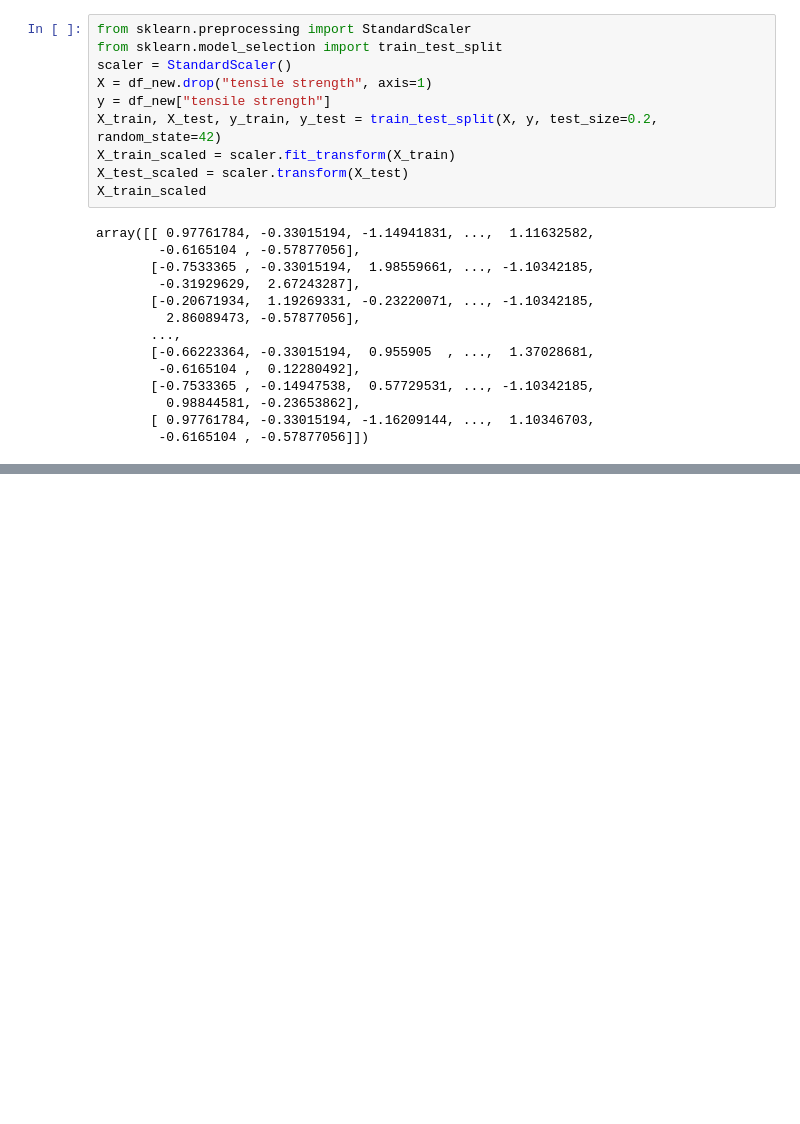
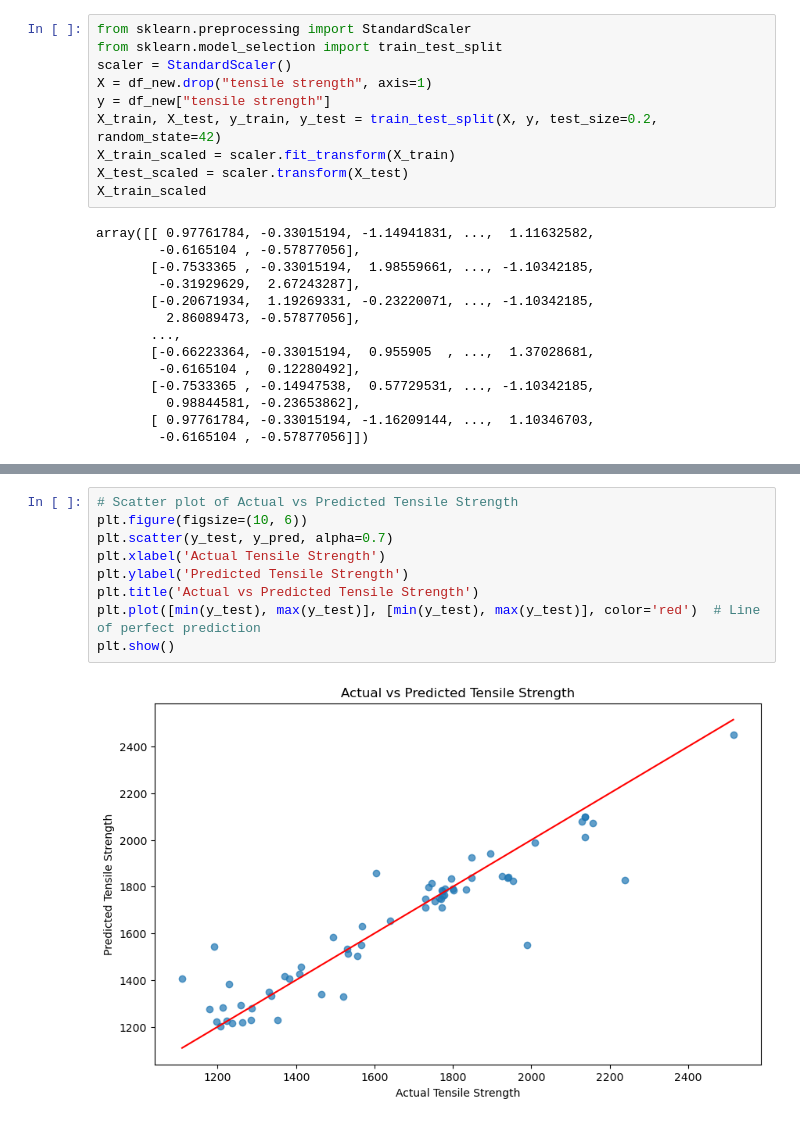
Before and after one commit to AsifNibir/Steel-strength, a Jupyter notebook: notebook.ipynb, the cells around one changed output, grey strips where cells are left out. Cells and saved outputs as stored; diff of their text form; blank space fills up the shorter version.

```diff
--- a/notebook.ipynb
+++ b/notebook.ipynb
@@ -133,0 +135,11 @@ model.score(X_test_scaled, y_test)
+# %%
+# Scatter plot of Actual vs Predicted Tensile Strength
+plt.figure(figsize=(10, 6))
+plt.scatter(y_test, y_pred, alpha=0.7)
+plt.xlabel('Actual Tensile Strength')
+plt.ylabel('Predicted Tensile Strength')
+plt.title('Actual vs Predicted Tensile Strength')
+plt.plot([min(y_test), max(y_test)], [min(y_test), max(y_test)], color='red')  # Line of perfect prediction
+plt.show()
+# %% [output]
+[figure, added]
```
Also changed, not shown: parts of 3 cells of this notebook.
